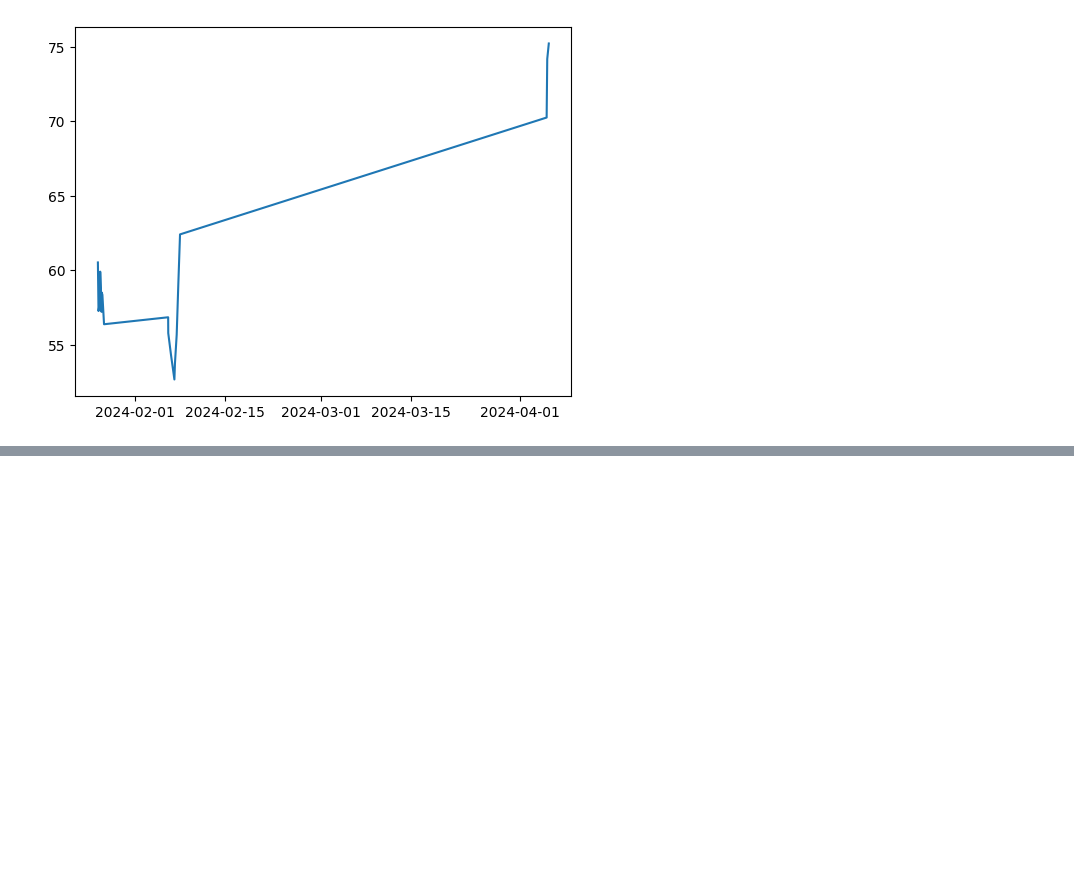
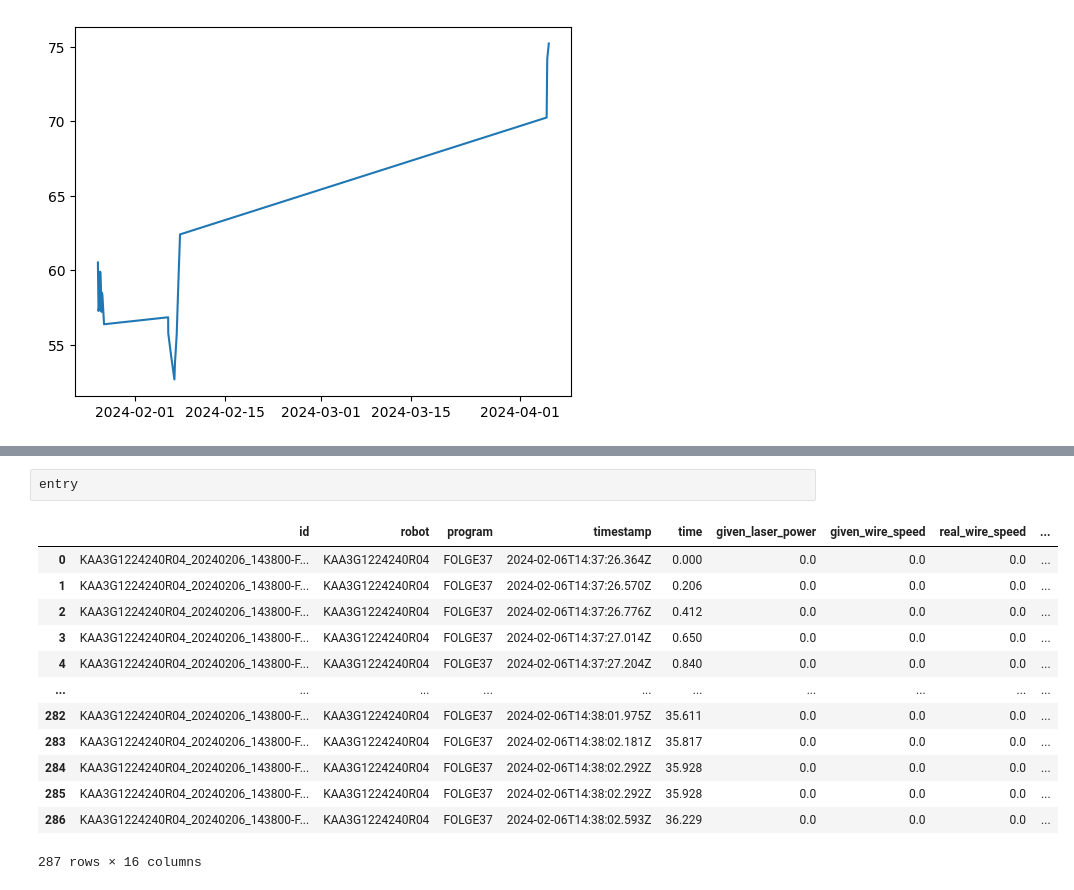
Before and after one commit to marcol13/vw-kuka-analysis, a Jupyter notebook: test.ipynb, the cells around one changed output, grey strips where cells are left out. Drawn from its saved outputs; the diff is of its cells as text; blank space fills up the shorter version.

```diff
--- a/test.ipynb
+++ b/test.ipynb
@@ -226,0 +247,16 @@ plt.plot(x, y)
+# %%
+entry
+# %% [output]
+|  | id | robot | program | timestamp | time | given_laser_power | given_wire_speed | real_wire_speed | ... |
+| 0 | KAA3G1224240R04_20240206_143800-F... | KAA3G1224240R04 | FOLGE37 | 2024-02-06T14:37:26.364Z | 0.000 | 0.0 | 0.0 | 0.0 | ... |
+| 1 | KAA3G1224240R04_20240206_143800-F... | KAA3G1224240R04 | FOLGE37 | 2024-02-06T14:37:26.570Z | 0.206 | 0.0 | 0.0 | 0.0 | ... |
+| 2 | KAA3G1224240R04_20240206_143800-F... | KAA3G1224240R04 | FOLGE37 | 2024-02-06T14:37:26.776Z | 0.412 | 0.0 | 0.0 | 0.0 | ... |
+| 3 | KAA3G1224240R04_20240206_143800-F... | KAA3G1224240R04 | FOLGE37 | 2024-02-06T14:37:27.014Z | 0.650 | 0.0 | 0.0 | 0.0 | ... |
+| 4 | KAA3G1224240R04_20240206_143800-F... | KAA3G1224240R04 | FOLGE37 | 2024-02-06T14:37:27.204Z | 0.840 | 0.0 | 0.0 | 0.0 | ... |
+| ... | ... | ... | ... | ... | ... | ... | ... | ... | ... |
+| 282 | KAA3G1224240R04_20240206_143800-F... | KAA3G1224240R04 | FOLGE37 | 2024-02-06T14:38:01.975Z | 35.611 | 0.0 | 0.0 | 0.0 | ... |
+| 283 | KAA3G1224240R04_20240206_143800-F... | KAA3G1224240R04 | FOLGE37 | 2024-02-06T14:38:02.181Z | 35.817 | 0.0 | 0.0 | 0.0 | ... |
+| 284 | KAA3G1224240R04_20240206_143800-F... | KAA3G1224240R04 | FOLGE37 | 2024-02-06T14:38:02.292Z | 35.928 | 0.0 | 0.0 | 0.0 | ... |
+| 285 | KAA3G1224240R04_20240206_143800-F... | KAA3G1224240R04 | FOLGE37 | 2024-02-06T14:38:02.292Z | 35.928 | 0.0 | 0.0 | 0.0 | ... |
+| 286 | KAA3G1224240R04_20240206_143800-F... | KAA3G1224240R04 | FOLGE37 | 2024-02-06T14:38:02.593Z | 36.229 | 0.0 | 0.0 | 0.0 | ... |
+287 rows × 16 columns
```
Also changed, not shown: parts of 8 cells of this notebook, 6 other files.
